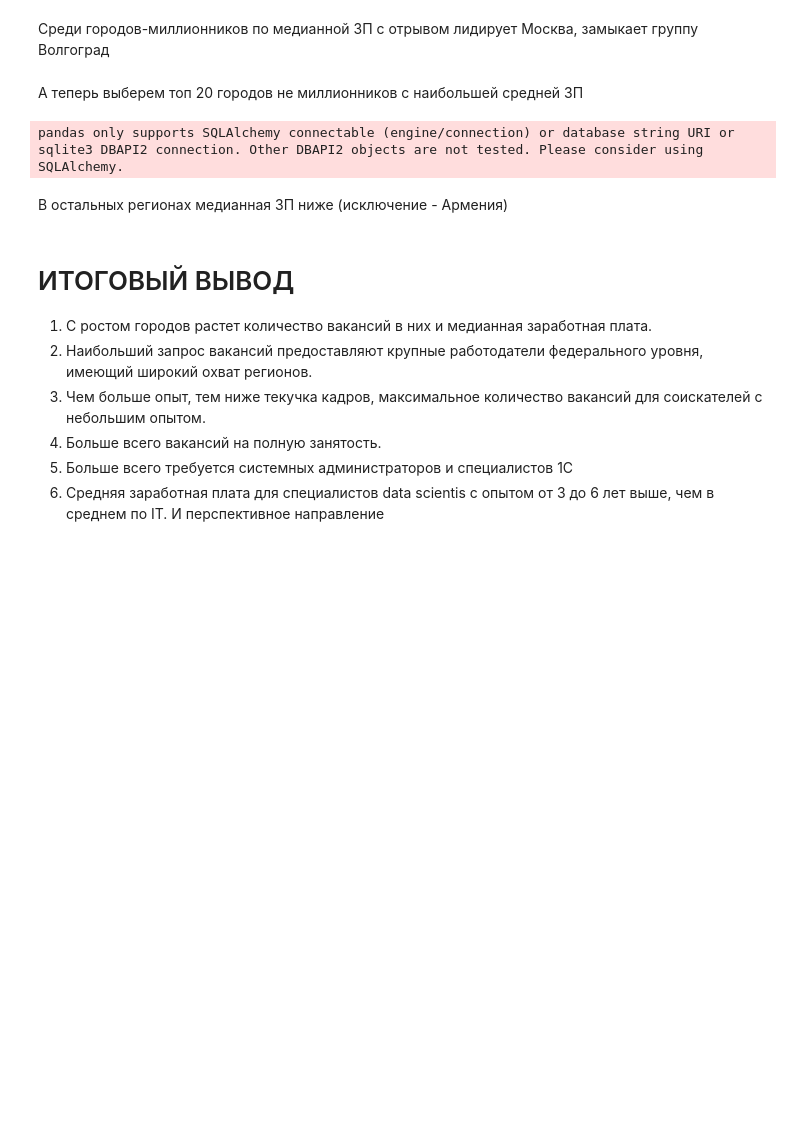
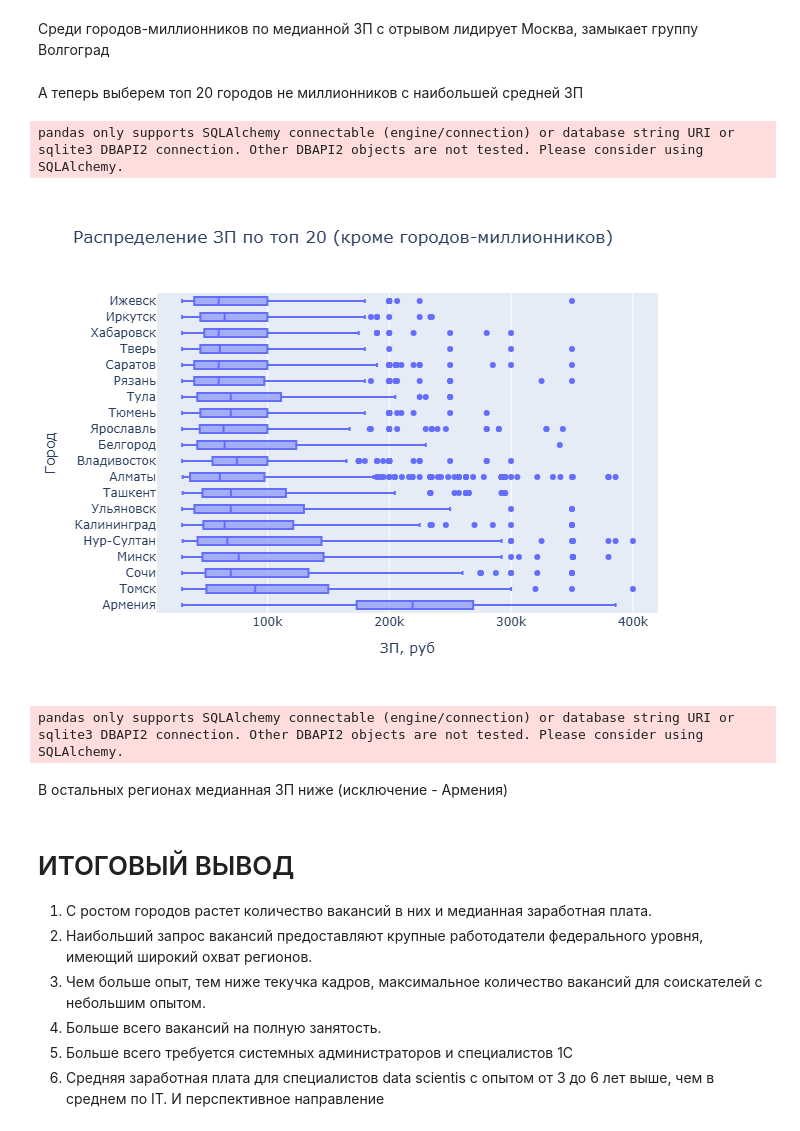
Before and after one commit to dnt1971/SkillFactory_DS_dnt_17_project_02, a Jupyter notebook: Project_2_Ноутбук_шаблон.ipynb, the cells around one changed output. Cells and saved outputs as stored; diff of their text form; code cells hidden in the pictures; blank space fills up the shorter version.

```diff
--- a/Project_2_Ноутбук_шаблон.ipynb
+++ b/Project_2_Ноутбук_шаблон.ipynb
@@ -830,6 +834,27 @@ select t.name, t.sm
     ) t
     where t.nn <= 20 -- Из оставшихся городов выбираем топ 20
 '''
+# %%
+# результат запроса
+df = pd.read_sql_query(query_7_2, connection)
+tmp_df = df.copy()
+
+fig = px.box(
+    tmp_df,
+    x = "sm",
+    y = "name",
+    height = 800,
+    width = 1000,
+    title = 'Распределение ЗП по топ 20 (кроме городов-миллионников)',
+)
+fig.update_layout( { "xaxis_title": "ЗП, руб", "yaxis_title": "Город"  } )
+
+#
+fig.show()
+#pio.write_image( fig, "img/Растределение_ЗП_прочие.png", format = 'png' )
+# %% [output]
+pandas only supports SQLAlchemy connectable (engine/connection) or database string URI or sqlite3 DBAPI2 connection. Other DBAPI2 objects are not tested. Please consider using SQLAlchemy.
+[figure, added]
 # %%
 # результат запроса
 df = pd.read_sql_query(query_7_2, connection)
```
Also changed, not shown: parts of 4 cells of this notebook, 2 other files.
